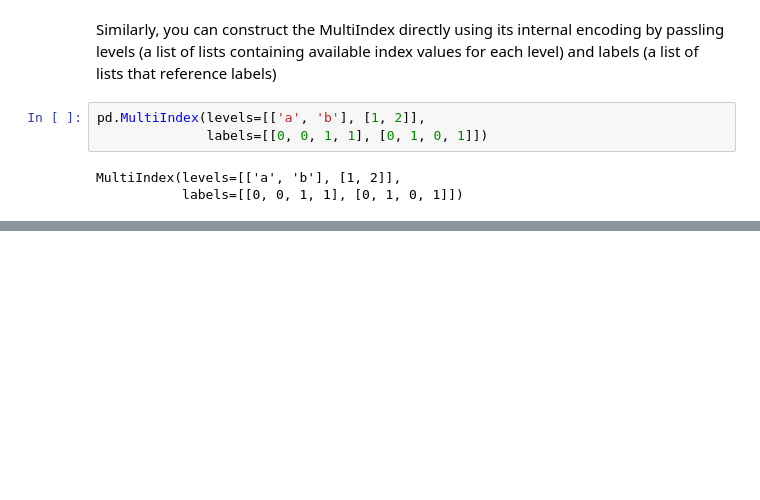
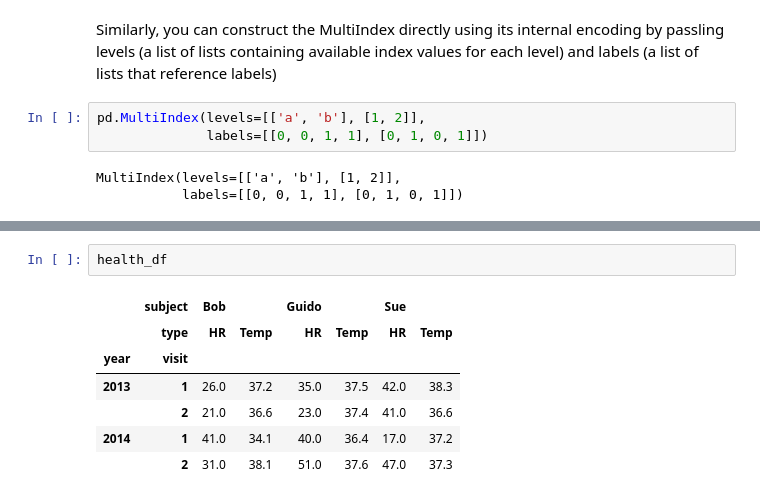
Before and after one commit to jorellano/Pandas, a Jupyter notebook: Hierarchical Indexing.ipynb, the cells around one changed output, grey strips where cells are left out. Saved outputs shown, nothing was run; the diff lists cells and outputs as text; blank space fills up the shorter version.

```diff
--- a/Hierarchical Indexing.ipynb
+++ b/Hierarchical Indexing.ipynb
@@ -225,0 +504,10 @@ MultiIndex(levels=[['a', 'b'], [1, 2]],
+# %%
+health_df
+# %% [output]
+|  | subject | Bob |  | Guido |  | Sue |  |
+|  | type | HR | Temp | HR | Temp | HR | Temp |
+| year | visit |  |  |  |  |  |  |
+| 2013 | 1 | 26.0 | 37.2 | 35.0 | 37.5 | 42.0 | 38.3 |
+|  | 2 | 21.0 | 36.6 | 23.0 | 37.4 | 41.0 | 36.6 |
+| 2014 | 1 | 41.0 | 34.1 | 40.0 | 36.4 | 17.0 | 37.2 |
+|  | 2 | 31.0 | 38.1 | 51.0 | 37.6 | 47.0 | 37.3 |
```
Also changed, not shown: parts of 37 cells of this notebook.
